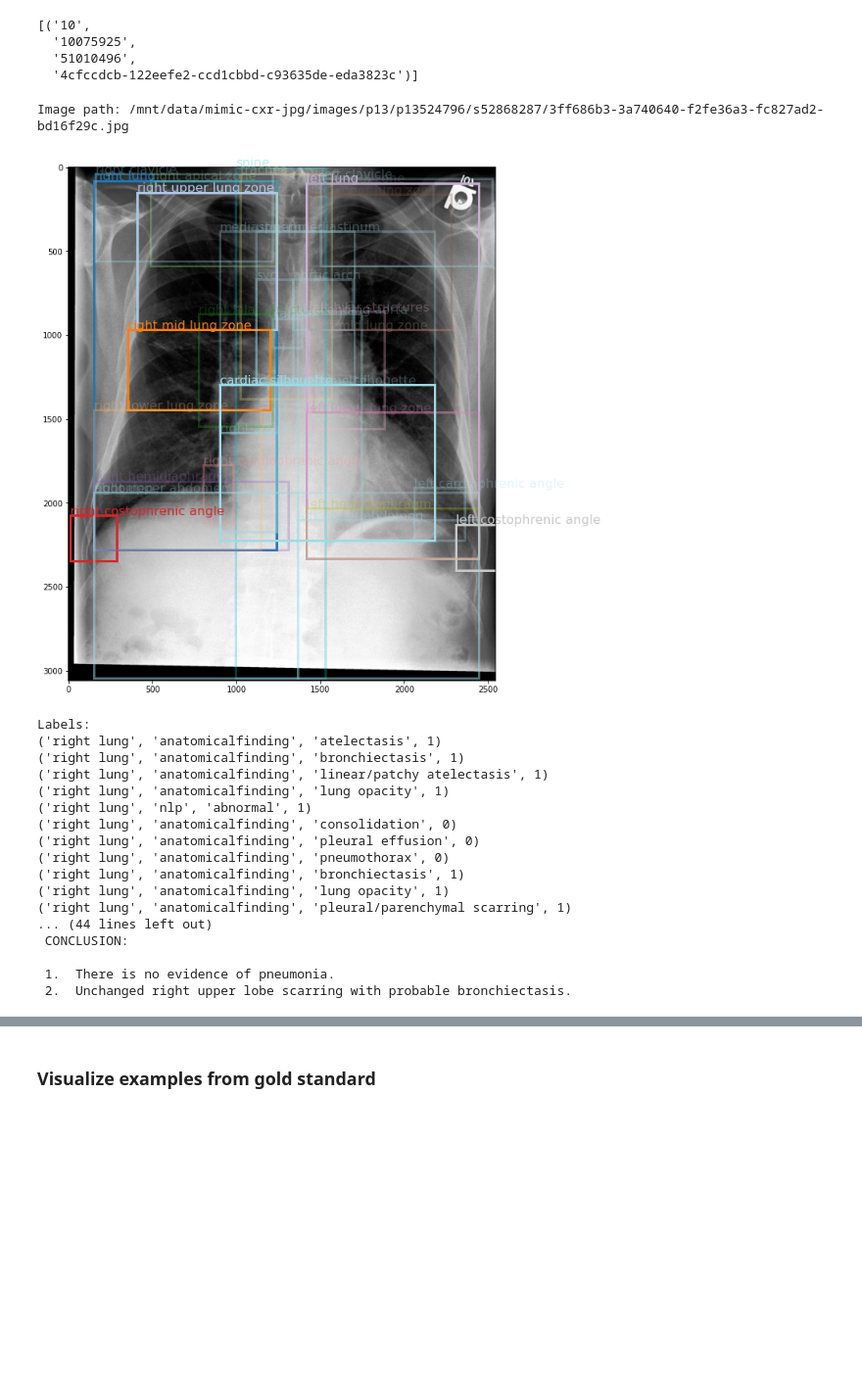
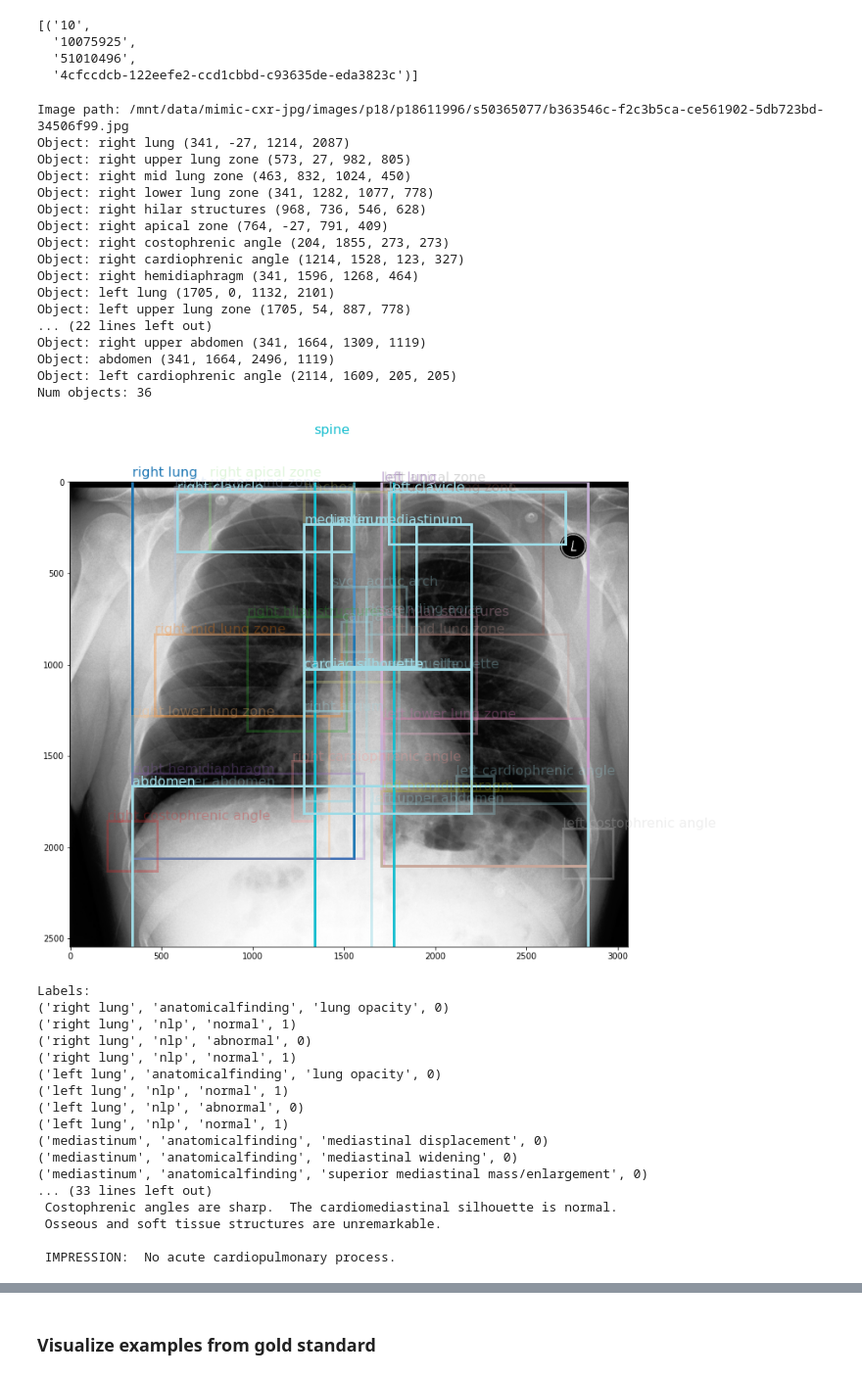
Before and after one commit to PabloMessina/MedVQA, a Jupyter notebook: medvqa/datasets/notebooks/Exploring Chest ImaGenome.ipynb, the cells around one changed output, grey strips where cells are left out. Shown at 98% size. Cells and saved outputs as stored; diff of their text form; code cells hidden in the pictures; blank space fills up the shorter version.

```diff
--- a/medvqa/datasets/notebooks/Exploring Chest ImaGenome.ipynb
+++ b/medvqa/datasets/notebooks/Exploring Chest ImaGenome.ipynb
@@ -100,4 +100,4 @@ from medvqa.datasets.chest_imagenome.chest_imagenome_dataset_management import (
 )
 from medvqa.datasets.chest_imagenome import CHEST_IMAGENOME_SILVER_SCENE_GRAPHS_DIR
 # %%
-silver_scene_graphs = load_silver_scene_graphs(k=1000, offset=10000)
+silver_scene_graphs = load_silver_scene_graphs(k=1000, offset=0)
@@ -178,27 +173,43 @@ MIMICCXR_IMAGE_REGEX.findall(str(next(image_paths_generator())))
   '51010496',
   '4cfccdcb-122eefe2-ccd1cbbd-c93635de-eda3823c')]
 # %%
-visualize_scene_graph(silver_scene_graphs[0], imageId2partId, figsize=(12, 12))
+visualize_scene_graph(silver_scene_graphs[2], imageId2partId, figsize=(12, 12))
 # %% [output]
-Image path: /mnt/data/mimic-cxr-jpg/images/p13/p13524796/s52868287/3ff686b3-3a740640-f2fe36a3-fc827ad2-bd16f29c.jpg
+Image path: /mnt/data/mimic-cxr-jpg/images/p18/p18611996/s50365077/b363546c-f2c3b5ca-ce561902-5db723bd-34506f99.jpg
+Object: right lung (341, -27, 1214, 2087)
+Object: right upper lung zone (573, 27, 982, 805)
+Object: right mid lung zone (463, 832, 1024, 450)
+Object: right lower lung zone (341, 1282, 1077, 778)
+Object: right hilar structures (968, 736, 546, 628)
+Object: right apical zone (764, -27, 791, 409)
+Object: right costophrenic angle (204, 1855, 273, 273)
+Object: right cardiophrenic angle (1214, 1528, 123, 327)
+Object: right hemidiaphragm (341, 1596, 1268, 464)
+Object: left lung (1705, 0, 1132, 2101)
+Object: left upper lung zone (1705, 54, 887, 778)
+... (22 lines left out)
+Object: right upper abdomen (341, 1664, 1309, 1119)
+Object: abdomen (341, 1664, 2496, 1119)
+Object: left cardiophrenic angle (2114, 1609, 205, 205)
+Num objects: 36
-[figure, old version]
+[figure, new version]
 Labels:
-('right lung', 'anatomicalfinding', 'atelectasis', 1)
-('right lung', 'anatomicalfinding', 'bronchiectasis', 1)
-('right lung', 'anatomicalfinding', 'linear/patchy atelectasis', 1)
-('right lung', 'anatomicalfinding', 'lung opacity', 1)
-('right lung', 'nlp', 'abnormal', 1)
-('right lung', 'anatomicalfinding', 'consolidation', 0)
-('right lung', 'anatomicalfinding', 'pleural effusion', 0)
-('right lung', 'anatomicalfinding', 'pneumothorax', 0)
-('right lung', 'anatomicalfinding', 'bronchiectasis', 1)
-('right lung', 'anatomicalfinding', 'lung opacity', 1)
-('right lung', 'anatomicalfinding', 'pleural/parenchymal scarring', 1)
-... (44 lines left out)
- CONCLUSION:
+('right lung', 'anatomicalfinding', 'lung opacity', 0)
+('right lung', 'nlp', 'normal', 1)
+('right lung', 'nlp', 'abnormal', 0)
+('right lung', 'nlp', 'normal', 1)
+('left lung', 'anatomicalfinding', 'lung opacity', 0)
+('left lung', 'nlp', 'normal', 1)
+('left lung', 'nlp', 'abnormal', 0)
+('left lung', 'nlp', 'normal', 1)
+('mediastinum', 'anatomicalfinding', 'mediastinal displacement', 0)
+('mediastinum', 'anatomicalfinding', 'mediastinal widening', 0)
+('mediastinum', 'anatomicalfinding', 'superior mediastinal mass/enlargement', 0)
+... (33 lines left out)
+ Costophrenic angles are sharp.  The cardiomediastinal silhouette is normal.
+ Osseous and soft tissue structures are unremarkable.
 
- 1.  There is no evidence of pneumonia.
- 2.  Unchanged right upper lobe scarring with probable bronchiectasis.
+ IMPRESSION:  No acute cardiopulmonary process.
 # %%
 visualize_scene_graph(silver_scene_graphs[-2], imageId2partId, figsize=(12, 12))
 # %% [output]
```
Also changed, not shown: parts of 12 cells of this notebook, 22 other files.
